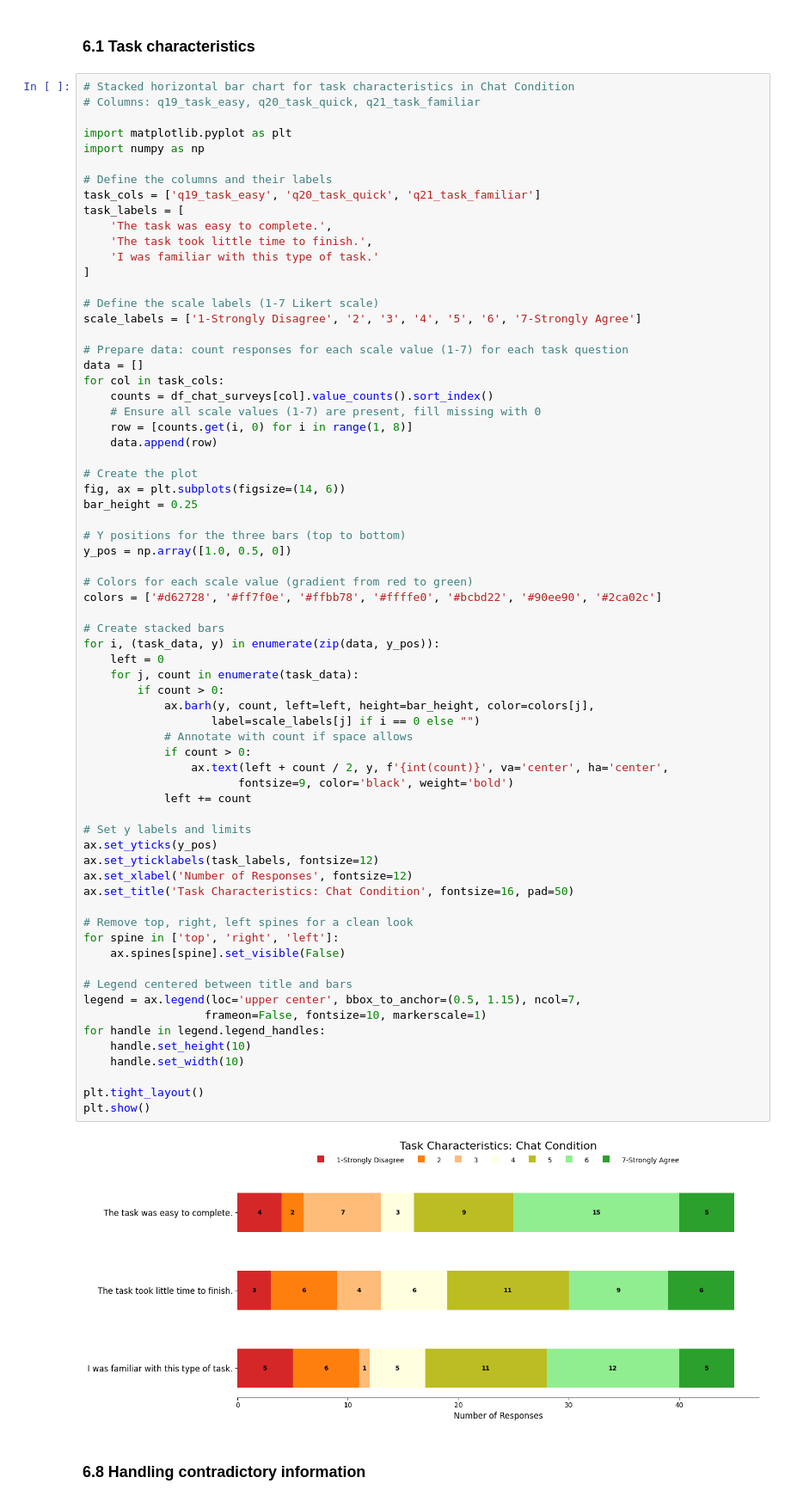
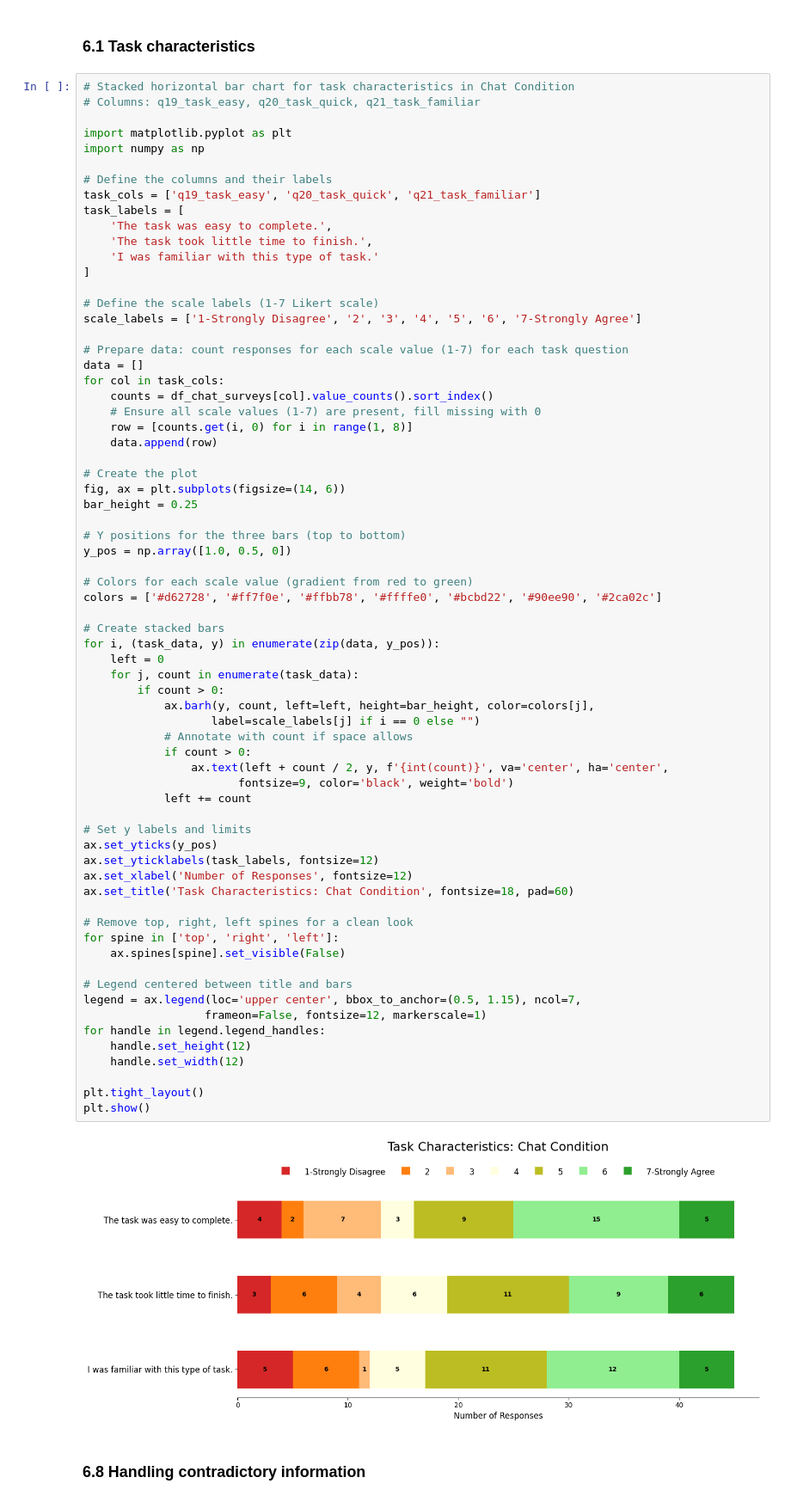
Before and after one commit to kaki1995/Advanced-Project-Study-TUM-GG-Istanbul, a Jupyter notebook: exploratory_analysis_visualization.ipynb, the cells around one changed output. Shown at 86% size. Saved outputs shown, nothing was run; the diff lists cells and outputs as text.

```diff
--- a/exploratory_analysis_visualization.ipynb
+++ b/exploratory_analysis_visualization.ipynb
@@ -1570,38 +1570,38 @@ colors = ['#d62728', '#ff7f0e', '#ffbb78', '#ffffe0', '#bcbd22', '#90ee90', '#2c
 
 # Create stacked bars
 for i, (task_data, y) in enumerate(zip(data, y_pos)):
     left = 0
     for j, count in enumerate(task_data):
         if count > 0:
             ax.barh(y, count, left=left, height=bar_height, color=colors[j],
                    label=scale_labels[j] if i == 0 else "")
             # Annotate with count if space allows
             if count > 0:
                 ax.text(left + count / 2, y, f'{int(count)}', va='center', ha='center',
                        fontsize=9, color='black', weight='bold')
             left += count
 
 # Set y labels and limits
 ax.set_yticks(y_pos)
 ax.set_yticklabels(task_labels, fontsize=12)
 ax.set_xlabel('Number of Responses', fontsize=12)
-ax.set_title('Task Characteristics: Chat Condition', fontsize=16, pad=50)
+ax.set_title('Task Characteristics: Chat Condition', fontsize=18, pad=60)
 
 # Remove top, right, left spines for a clean look
 for spine in ['top', 'right', 'left']:
     ax.spines[spine].set_visible(False)
 
 # Legend centered between title and bars
 legend = ax.legend(loc='upper center', bbox_to_anchor=(0.5, 1.15), ncol=7,
-                  frameon=False, fontsize=10, markerscale=1)
+                  frameon=False, fontsize=12, markerscale=1)
 for handle in legend.legend_handles:
-    handle.set_height(10)
-    handle.set_width(10)
+    handle.set_height(12)
+    handle.set_width(12)
 
 plt.tight_layout()
 plt.show()
 # %% [output]
-[figure, old version]
+[figure, new version]
 # %% [markdown]
 ### 6.8 Handling contradictory information
 # %%
```
